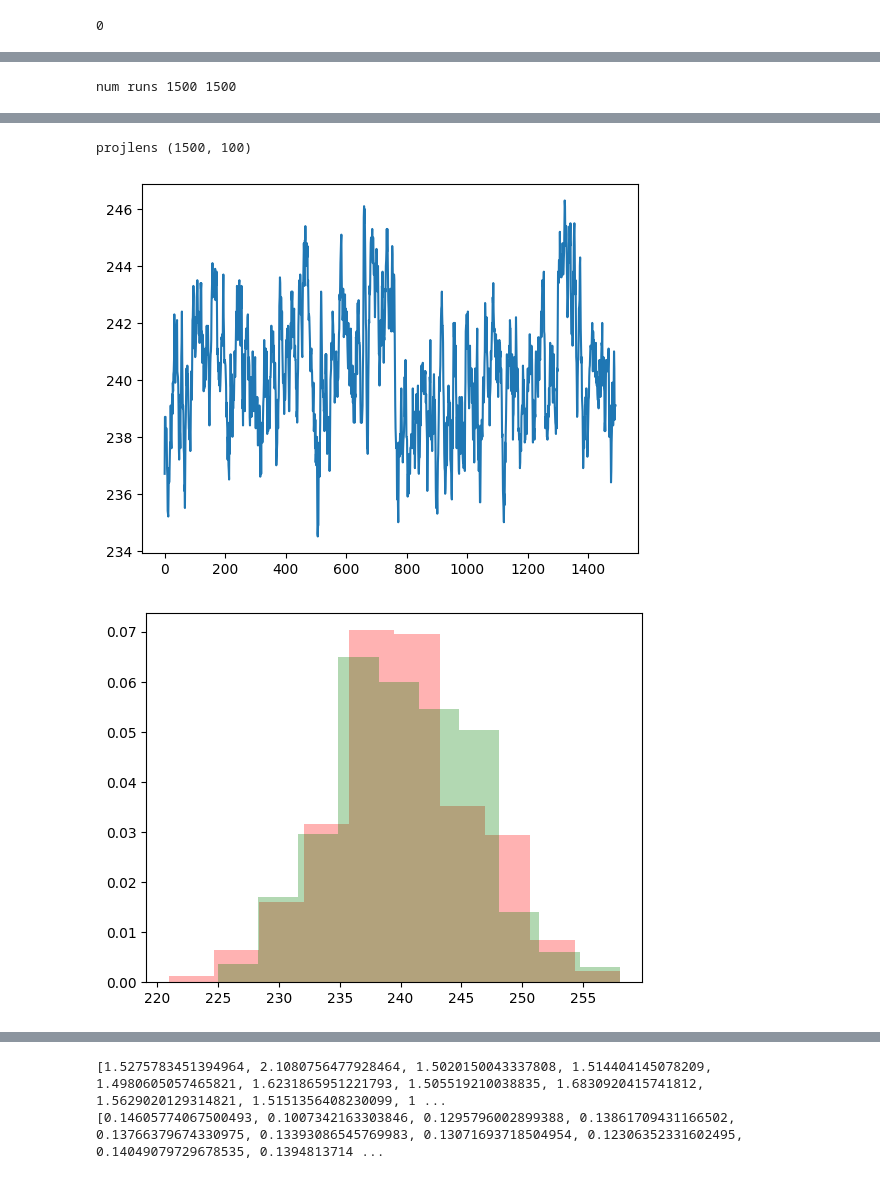
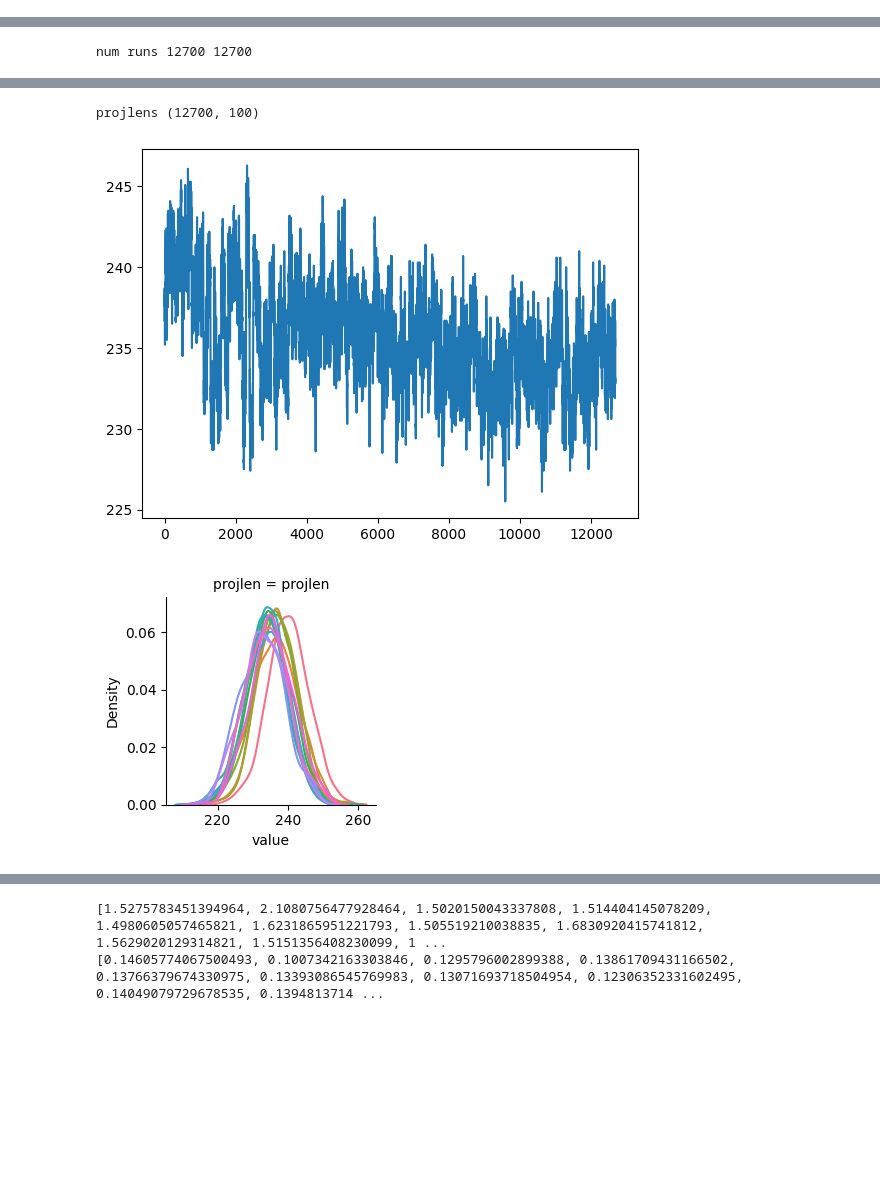
Before and after one commit to anhhuyalex/alpha-zero-general, a Jupyter notebook: analysis.ipynb, the cells around one changed output, grey strips where cells are left out. Drawn from its saved outputs; the diff is of its cells as text; code cells hidden in the pictures; blank space fills up the shorter version.

```diff
--- a/analysis.ipynb
+++ b/analysis.ipynb
@@ -11,7 +14,8 @@ iterationTrainExamples = []
 action_lists_projlens = []
 epochs = []
 folder = "./temp"
-for epoch in range(0,8,1):
+# folder = "/tigress/qanguyen/alpha-zero-general/temp"
+for epoch in range(0,14,1):
     fs = glob.glob(os.path.join(folder, f"testcheckpoint_epoch_{epoch}_mod_p_3" + "*.examples"))
     for filename in fs:
         with open(filename, "rb") as f:
@@ -22,12 +26,8 @@ for epoch in range(0,8,1):
         with open(filename, "rb") as f:
             action_lists_projlens.append(Unpickler(f).load())
             epochs.extend([epoch] * 100)
-# %%
-np.sum(np.array(ps)<=1)
-# %% [output]
-0
 # %%
-_, _, vs, ps = zip(*iterationTrainExamples)
+_, pis, vs, ps = zip(*iterationTrainExamples)
 N=100
 plt.plot(np.convolve(vs[::100], np.ones(N)/N, mode='valid'))
 plt.show()
@@ -37,27 +37,25 @@ projlens = []
 actions = []
 for action_lists_projlen in action_lists_projlens:
     projs = action_lists_projlen["projlens"]
-#     actions.append (np.array(action_lists_projlen["action_lists"]))
+    actions.append (np.array(action_lists_projlen["action_lists"]))
 #     for proj in projs[-5:]:
 #         print (proj)
 #     print (projs.T)
     projlens.extend(projs.T)
 print ("num runs", len(projlens), len(epochs))
-epoch_to_color = {
-    0: "red",
-    1: "green",
-    2: "blue",
-    3: "orange"
-}
-for i,p in enumerate(projlens):
-    plt.plot(p, color=epoch_to_color[epochs[i]],alpha=0.2)
-plt.ylim(0,315)
+df = pd.DataFrame({"projlen":np.concatenate(projlens).flatten(), "epoch":np.array(epochs).repeat(projlens[0].shape[0]),
+                   "garsidelen" : np.array([list(range(projlens[0].shape[0])) for i in range(len(projlens))]).flatten(),
+                   })
+sns.lineplot(x="garsidelen", y="projlen", hue="epoch", data=df)
 plt.show()
 print("projlens", np.stack(projlens).shape)
 N=10; plt.plot(np.convolve(np.stack(projlens)[:,-1], np.ones(N)/N, mode='valid'))
 plt.show()
-for epoch in range(0,2,1):
+df = pd.DataFrame({"projlen":np.stack(projlens)[:,-1].flatten(), "epoch":epochs,
 
-    plt.hist(np.stack([projlens[i] for i in range(len(projlens)) if epochs[i]==epoch])[:,-1].flatten(), color=epoch_to_color[epoch],alpha=0.3,density=True)
+                   })
+plt.figure(figsize=(10,10))
+g = sns.FacetGrid(df.melt(["epoch"], var_name="projlen"), col="projlen", hue="epoch", sharey=False)
+g.map(sns.kdeplot, "value")
 plt.show()
 # %% [output]
@@ -66 +64 @@ plt.show()
-num runs 1500 1500
+num runs 12700 12700
@@ -68,3 +66,3 @@ num runs 1500 1500
-projlens (1500, 100)
+projlens (12700, 100)
-[figure, old version]
+[figure, new version]
-[figure, old version]
+[figure, new version]
```
Also changed, not shown: parts of 5 cells of this notebook, 2 other files.
